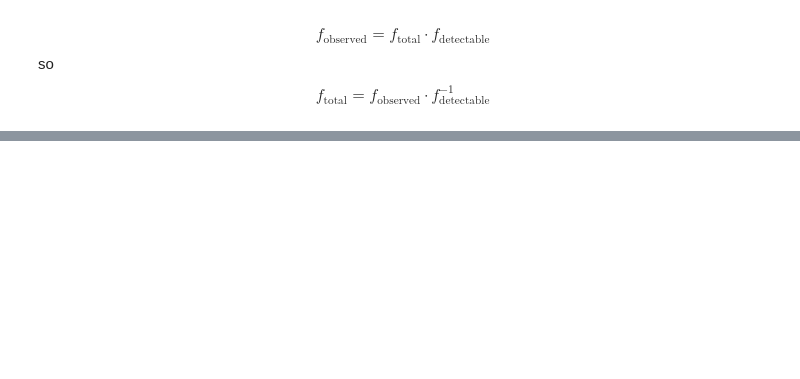
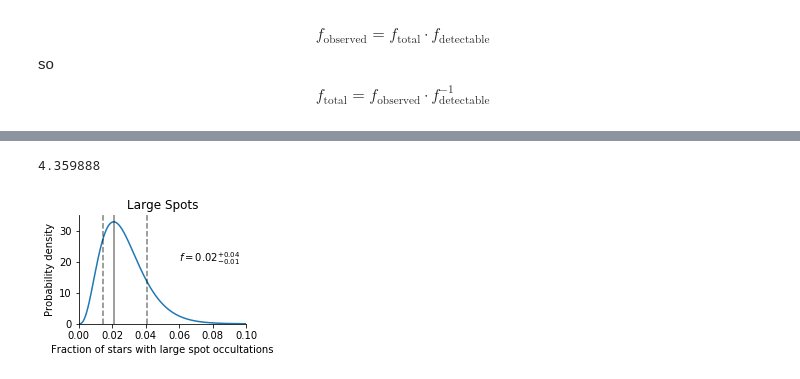
Before and after one commit to bmorris3/orso, a Jupyter notebook: obs_sim.ipynb, the cells around one changed output, grey strips where cells are left out. Saved outputs shown, nothing was run; the diff lists cells and outputs as text; code cells hidden in the pictures; blank space fills up the shorter version.

Commit message:
conducting spot occultation search

```diff
--- a/obs_sim.ipynb
+++ b/obs_sim.ipynb
@@ -114,4 +114,5 @@ from astropy.table import Table
 
 koi_table = Table.read('data/cumulative_2019.07.05_01.52.59.votable')
 # %%
-shortlist = koi_table[(koi_table['koi_steff'] < 6000) & (koi_table['koi_depth'] > half_mmag) & (koi_table['koi_kepmag'] < 14.2)]
+shortlist = koi_table[(koi_table['koi_steff'] < 6000) & (koi_table['koi_depth'] > half_mmag) & (koi_table['koi_kepmag'] < 14.2)
+                     & (koi_table['koi_disposition'] != b'FALSE POSITIVE')]
@@ -118,9 +123,12 @@ shortlist = koi_table[(koi_table['koi_steff'] < 6000) & (koi_table['koi_depth']
+# %%
+kepids, scatter_ratio = np.load('data/spot_searched.npy')
 # %%
 n_detected_kepler = (int(b'Kepler-17 b' in shortlist['kepler_name'].data.data) +
-                     int(b'Kepler-3 b' in shortlist['kepler_name'].data.data))
-n_searched_kepler = len(shortlist)
+                     int(b'Kepler-3 b' in shortlist['kepler_name'].data.data) +
+                     int(b'Kepler-63 b' in shortlist['kepler_name']))
+n_searched_kepler = len(kepids)
 
 fraction_kepler_observed = n_detected_kepler/n_searched_kepler
 
-print(fraction_kepler_observed)
+print(n_detected_kepler, n_searched_kepler, fraction_kepler_observed)
 # %% [output]
@@ -137,0 +160,59 @@ print(f_total)
+# %%
+n_searched_kepler * more_max_detected_fraction
+# %% [output]
+4.359888
+# %%
+N = int(n_searched_kepler)# * more_max_detected_fraction)
+# N = n_searched_kepler
+
+n = n_detected_kepler
+
+#eps = np.logspace(-5, -1.9, 1000)
+eps = np.logspace(-5, 0, 1000)
+
+B = np.math.factorial(N) / (np.math.factorial(n) * np.math.factorial(N - n)) * eps**n * (1 - eps)**(N-n)
+integral = np.trapz(B, eps)
+
+Bprime = B/integral
+
+lower = 0.16
+upper = 0.84
+
+total_lower = 0
+total_upper = 0
+
+for i in range(1, len(eps)):
+    total_lower = np.trapz(Bprime[:i], eps[:i])
+    if total_lower > lower:
+        lower_bound = eps[i-1]
+        break
+
+for i in range(1, len(eps)):
+    total_upper = np.trapz(Bprime[:i], eps[:i])
+    if total_upper > upper:
+        upper_bound = eps[i-1]
+        break
+
+plt.figure(figsize=(3, 2))
+plt.plot(eps, Bprime)
+
+c = eps[Bprime.argmax()]
+plt.axvline(c, color='k', alpha=0.5)
+for i in [lower_bound, upper_bound]:
+    plt.axvline(i, ls='--', color='k', alpha=0.5)
+
+# print(c, "+", upper_bound, "-", lower_bound)
+plt.title('Large Spots')
+plt.text(0.06, 20, '$f = {0:.2f}^{{+{1:.2f}}}_{{-{2:.2f}}}$'.format(c, upper_bound, lower_bound))
+plt.xlabel('Fraction of stars with large spot occultations')
+plt.ylabel('Probability density')
+plt.ylim([0, 35])
+plt.xlim([0, 0.1]) #eps.max()])
+ax = plt.gca()
+
+for s in ['right', 'top']:
+    ax.spines[s].set_visible(False)
+
+plt.savefig('plots/fraction_spotted.pdf', bbox_inches='tight')
+# %% [output]
+[figure, added]
```
Also changed, not shown: parts of 5 cells of this notebook, 3 other files.
